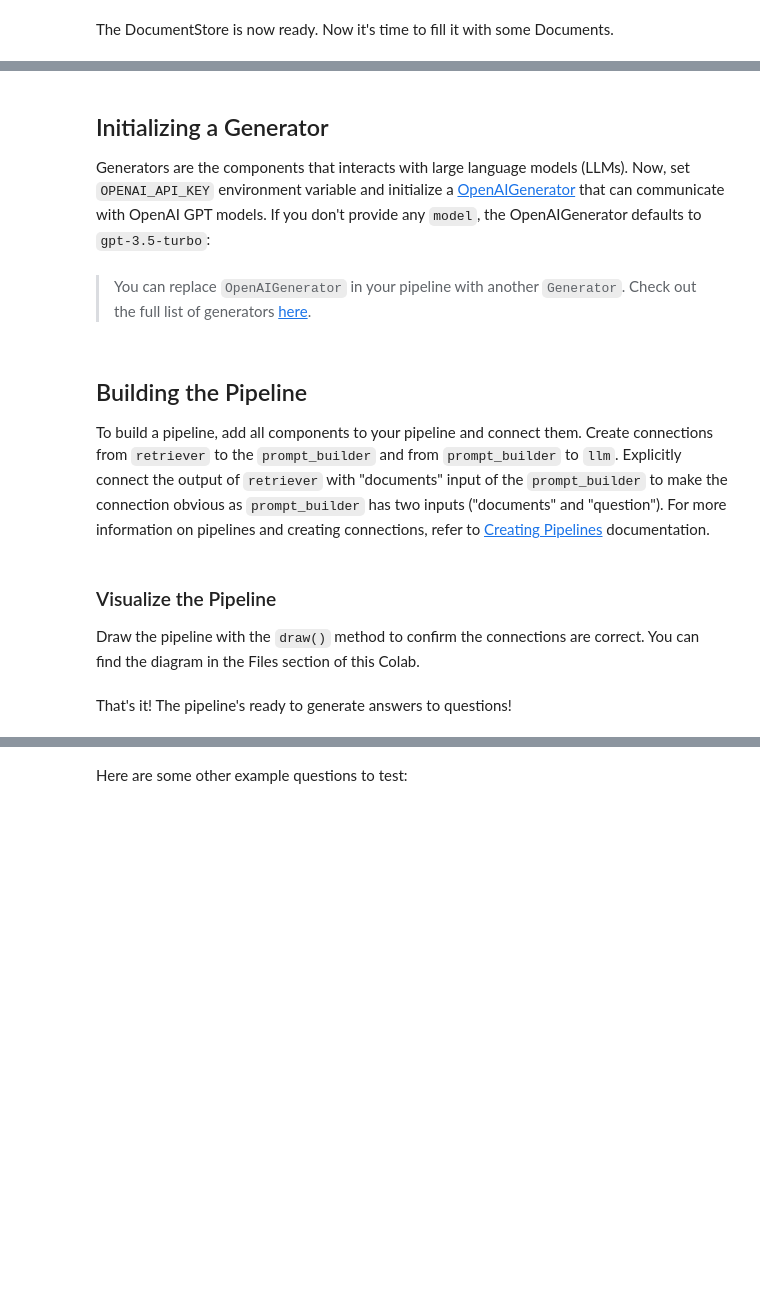
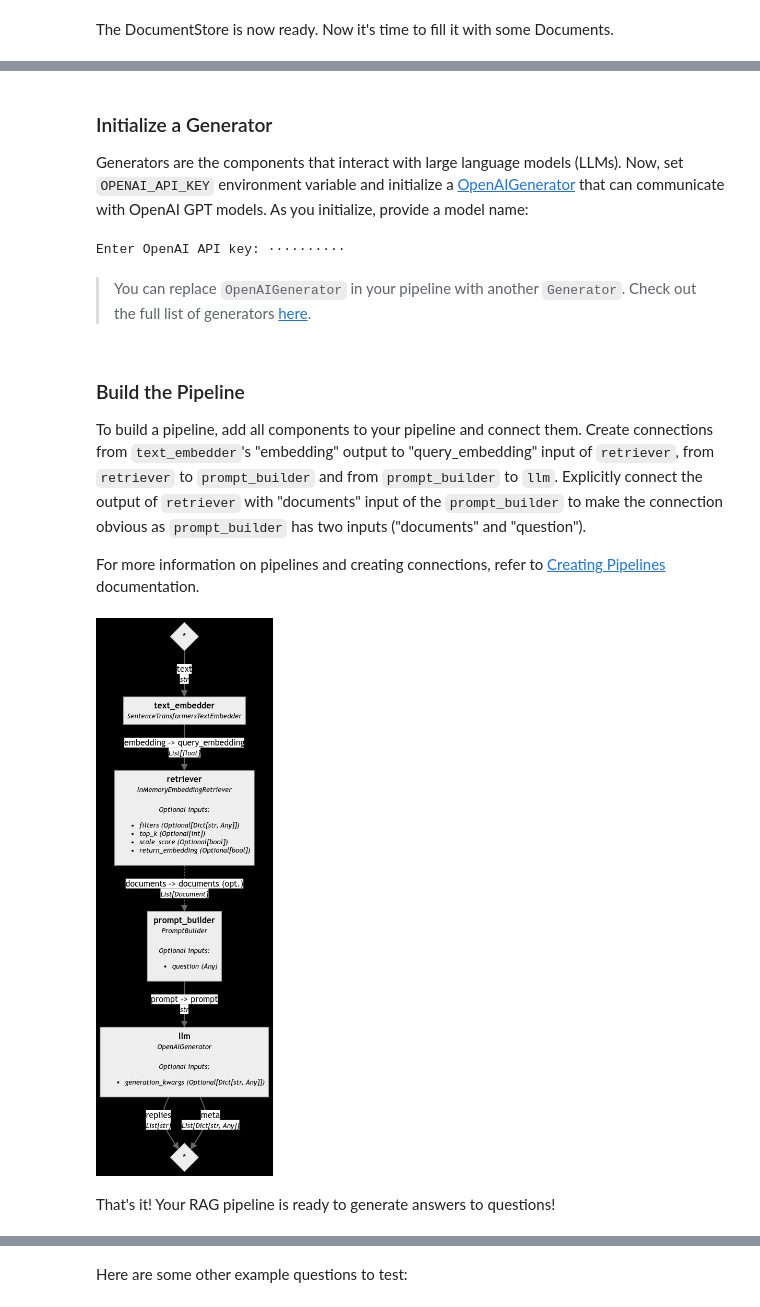
Before and after one commit to deepset-ai/haystack-tutorials, a Jupyter notebook: tutorials/27_First_RAG_Pipeline.ipynb, the cells around one changed output, grey strips where cells are left out. Drawn from its saved outputs; the diff is of its cells as text; code cells hidden in the pictures; blank space fills up the shorter version.

```diff
--- a/tutorials/27_First_RAG_Pipeline.ipynb
+++ b/tutorials/27_First_RAG_Pipeline.ipynb
@@ -64 +124,5 @@ document_store.write_documents(docs)
+# %%
+from haystack.components.embedders import SentenceTransformersTextEmbedder
+
+text_embedder = SentenceTransformersTextEmbedder(model="sentence-transformers/all-MiniLM-L6-v2")
 # %% [markdown]
@@ -68,5 +132,5 @@ Initialize a [InMemoryBM25Retriever](https://docs.haystack.deepset.ai/v2.0/docs/
 # %%
-from haystack.components.retrievers.in_memory import InMemoryBM25Retriever
+from haystack.components.retrievers.in_memory import InMemoryEmbeddingRetriever
 
-retriever = InMemoryBM25Retriever(document_store)
+retriever = InMemoryEmbeddingRetriever(document_store)
 # %% [markdown]
@@ -92,37 +156,40 @@ Answer:
 
 prompt_builder = PromptBuilder(template=template)
 # %% [markdown]
-## Initializing a Generator
+### Initialize a Generator
 
 
-Generators are the components that interacts with large language models (LLMs). Now, set `OPENAI_API_KEY` environment variable and initialize a [OpenAIGenerator](https://docs.haystack.deepset.ai/v2.0/docs/OpenAIGenerator) that can communicate with OpenAI GPT models. If you don't provide any `model`, the OpenAIGenerator defaults to `gpt-3.5-turbo`:
+Generators are the components that interact with large language models (LLMs). Now, set `OPENAI_API_KEY` environment variable and initialize a [OpenAIGenerator](https://docs.haystack.deepset.ai/v2.0/docs/OpenAIGenerator) that can communicate with OpenAI GPT models. As you initialize, provide a model name:
 # %%
 import os
 from getpass import getpass
-
 from haystack.components.generators import OpenAIGenerator
 
 os.environ["OPENAI_API_KEY"] = getpass("Enter OpenAI API key: ")
-generator = OpenAIGenerator()
+generator = OpenAIGenerator(model="gpt-3.5-turbo")
+# %% [output]
+Enter OpenAI API key: ··········
 # %% [markdown]
 > You can replace `OpenAIGenerator` in your pipeline with another `Generator`. Check out the full list of generators [here](https://docs.haystack.deepset.ai/v2.0/docs/generators).
 # %% [markdown]
-## Building the Pipeline
+### Build the Pipeline
 
-To build a pipeline, add all components to your pipeline and connect them. Create connections from `retriever` to the `prompt_builder` and from `prompt_builder` to `llm`. Explicitly connect the output of `retriever` with "documents" input of the `prompt_builder` to make the connection obvious as `prompt_builder` has two inputs ("documents" and "question"). For more information on pipelines and creating connections, refer to [Creating Pipelines](https://docs.haystack.deepset.ai/v2.0/docs/creating-pipelines) documentation.
+To build a pipeline, add all components to your pipeline and connect them. Create connections from `text_embedder`'s "embedding" output to "query_embedding" input of `retriever`, from `retriever` to `prompt_builder` and from `prompt_builder` to `llm`. Explicitly connect the output of `retriever` with "documents" input of the `prompt_builder` to make the connection obvious as `prompt_builder` has two inputs ("documents" and "question").
+
+For more information on pipelines and creating connections, refer to [Creating Pipelines](https://docs.haystack.deepset.ai/v2.0/docs/creating-pipelines) documentation.
 # %%
 from haystack import Pipeline
 
 basic_rag_pipeline = Pipeline()
 # Add components to your pipeline
+basic_rag_pipeline.add_component("text_embedder", text_embedder)
 basic_rag_pipeline.add_component("retriever", retriever)
 basic_rag_pipeline.add_component("prompt_builder", prompt_builder)
 basic_rag_pipeline.add_component("llm", generator)
 
 # Now, connect the components to each other
+basic_rag_pipeline.connect("text_embedder.embedding", "retriever.query_embedding")
 basic_rag_pipeline.connect("retriever", "prompt_builder.documents")
 basic_rag_pipeline.connect("prompt_builder", "llm")
+# %% [output]
+[figure, added]
-# %% [markdown]
-### Visualize the Pipeline
-
-Draw the pipeline with the `draw()` method to confirm the connections are correct. You can find the diagram in the Files section of this Colab.
@@ -131,5 +196,5 @@ basic_rag_pipeline.draw("basic-rag-pipeline.png")
 # %% [markdown]
-That's it! The pipeline's ready to generate answers to questions!
+That's it! Your RAG pipeline is ready to generate answers to questions!
 # %% [markdown]
 ## Asking a Question
 
```
Also changed, not shown: parts of 22 cells of this notebook.
